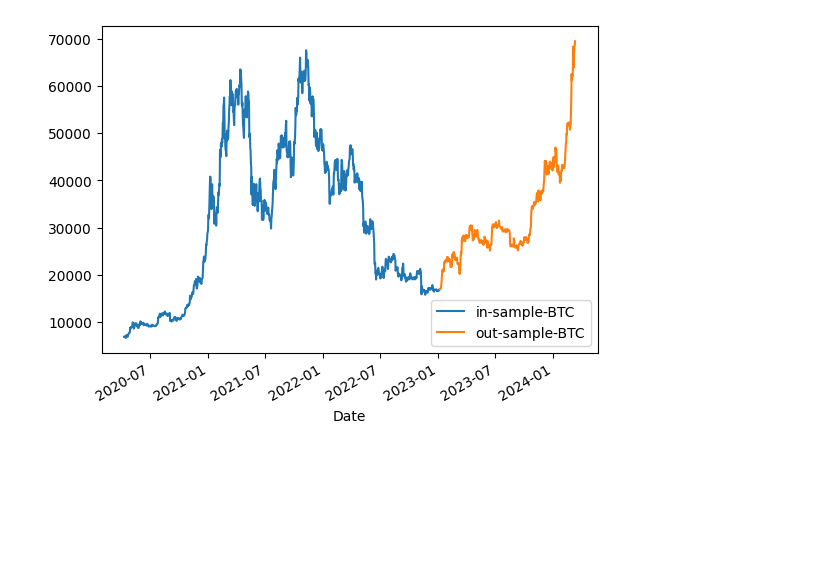
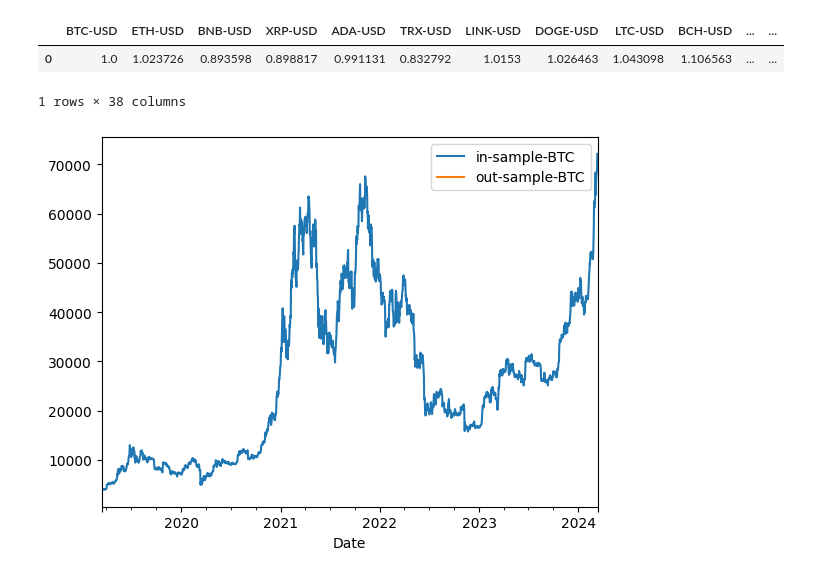
Before and after one commit to DanialRamezani/New-cointegration-model-for-pairs-trading, a Jupyter notebook: advances-pairstrading.ipynb, the cells around one changed output. Saved outputs shown, nothing was run; the diff lists cells and outputs as text; code cells hidden in the pictures; blank space fills up the shorter version.

```diff
--- a/advances-pairstrading.ipynb
+++ b/advances-pairstrading.ipynb
@@ -81,27 +59,37 @@ d
 # %%
 #data preperation
 prices = d.copy()
 delete = []
 for i in range(len(ticks)):
-    if len(prices[ticks[i]].dropna()) <= 0.6*len(prices[ticks[0]]):
+    if len(prices[ticks[i]].dropna()) <= 0.8*len(prices[ticks[0]]):
         delete.append(ticks[i])
         # print(len(prices[ticks[i]]),len(prices[ticks[i]].dropna()))
 prices.drop(delete,axis = 1,inplace = True)
 prices = prices.dropna()
 t = prices.pct_change().dropna()
 t.iloc[0] = 1
 # prices = t.cumsum()#normalized return
 # prices = prices/prices.iloc[0] #normalization to 1 in the beginning of the period
 # prices = (prices-prices.min())/(prices.max()-prices.min()) #normalization to 1 for the maximum values
-split = int(len(prices)*0.7)
+split = int(len(prices)*0.9999999999)
 outsample = prices[split:]
 prices = prices[:split]
 prices["BTC-USD"].plot(label='in-sample-BTC')
 outsample["BTC-USD"].plot(label ='out-sample-BTC')
 plt.legend()
 corr_matrix = prices.pct_change().corr()
+covariance = prices.pct_change().cov()
+beta = {}
+
+for col in prices.columns:
+    beta[col] =  covariance["BTC-USD"][col]/prices["BTC-USD"].pct_change().var()
+beta = pd.DataFrame([beta])
+beta
 # %% [output]
+|  | BTC-USD | ETH-USD | BNB-USD | XRP-USD | ADA-USD | TRX-USD | LINK-USD | DOGE-USD | LTC-USD | BCH-USD | ... | ... |
+| 0 | 1.0 | 1.023726 | 0.893598 | 0.898817 | 0.991131 | 0.832792 | 1.0153 | 1.026463 | 1.043098 | 1.106563 | ... | ... |
+1 rows × 38 columns
-[figure, old version]
+[figure, new version]
 # %%
 #my  optimization method
 #construction model
```
Also changed, not shown: parts of 17 cells of this notebook.
